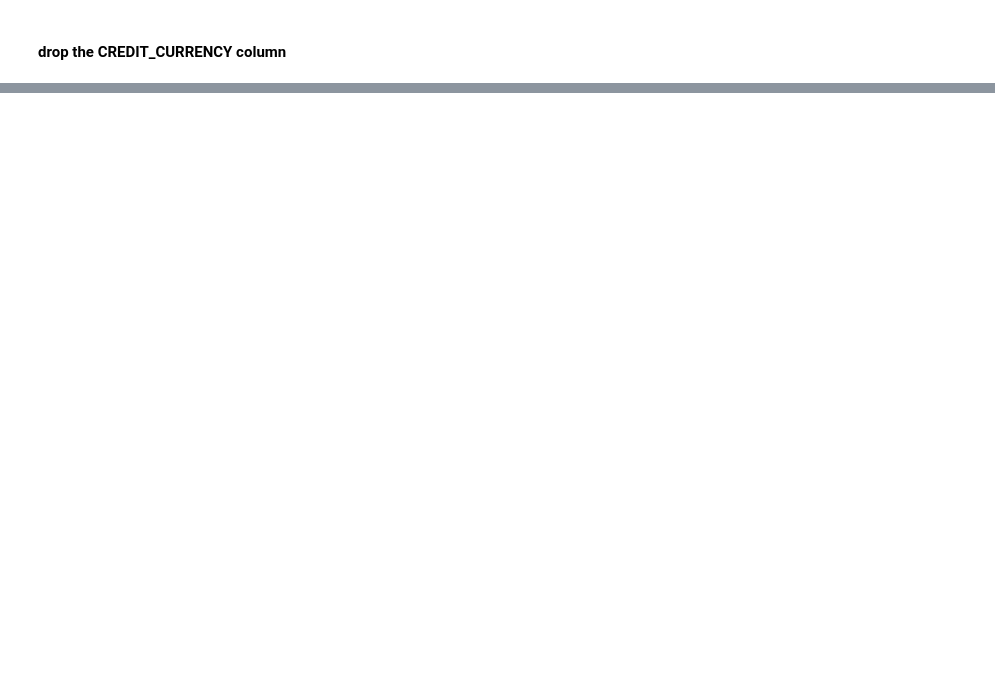
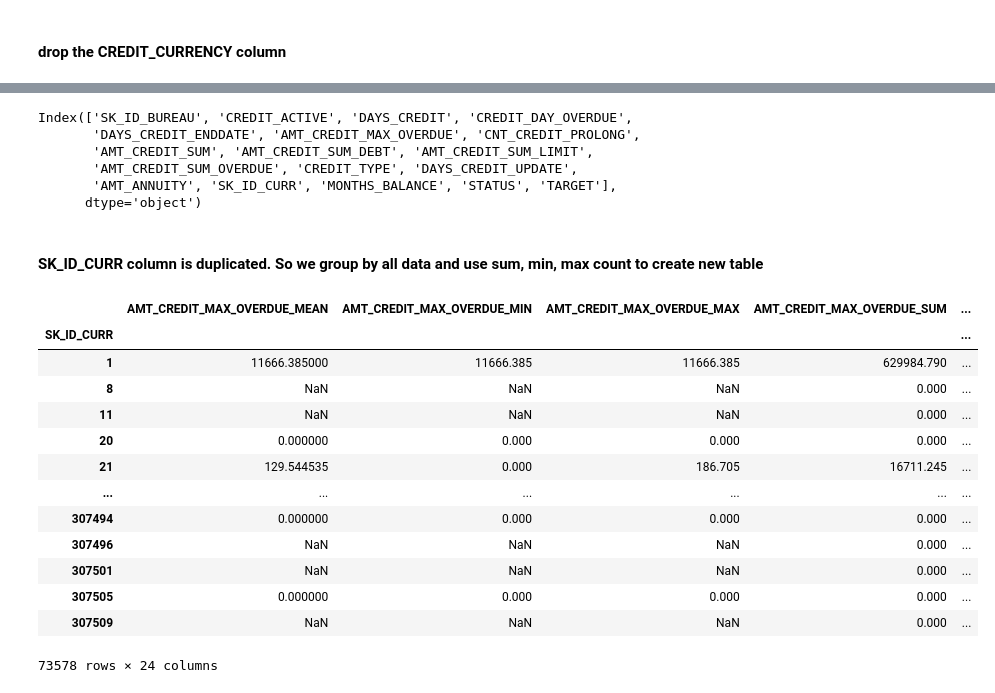
Before and after one commit to dunp7/Home-Default-Credit-Risk, a Jupyter notebook: Features Engineer and Selection/Bureau1.ipynb, the cells around one changed output, grey strips where cells are left out. Saved outputs shown, nothing was run; the diff lists cells and outputs as text; code cells hidden in the pictures; blank space fills up the shorter version.

```diff
--- a/Features Engineer and Selection/Bureau1.ipynb
+++ b/Features Engineer and Selection/Bureau1.ipynb
@@ -68,7 +61,7 @@ df_time
 #### drop the DAYS_ENDDATE_FACT column
 #### convert numbers to positive numbers
 # %%
-df = df.drop('DAYS_ENDDATE_FACT', axis=1)
-df['DAYS_CREDIT'] = df['DAYS_CREDIT'].fillna(0).astype(int).abs()
-df['DAYS_CREDIT_ENDDATE'] = df['DAYS_CREDIT_ENDDATE'].fillna(0).astype(int).abs()
-df['DAYS_CREDIT_UPDATE'] = df['DAYS_CREDIT_UPDATE'].fillna(0).astype(int).abs()
+merged_df = merged_df.drop('DAYS_ENDDATE_FACT', axis=1)
+merged_df['DAYS_CREDIT'] = merged_df['DAYS_CREDIT'].fillna(0).astype(int).abs()
+merged_df['DAYS_CREDIT_ENDDATE'] = merged_df['DAYS_CREDIT_ENDDATE'].fillna(0).astype(int).abs()
+merged_df['DAYS_CREDIT_UPDATE'] = merged_df['DAYS_CREDIT_UPDATE'].fillna(0).astype(int).abs()
@@ -115,5 +70,4 @@ df_other
 # %% [markdown]
 #### drop the CREDIT_CURRENCY column
 # %%
-df = df.drop(['CREDIT_CURRENCY'], axis=1)
-df.head()
+merged_df = merged_df.drop(['CREDIT_CURRENCY'], axis=1)
@@ -126,0 +83,4 @@ df.head()
+# %%
+num_data = merged_df._get_numeric_data()
+num_col = num_data.columns
+cat_data = merged_df[[col for col in merged_df.columns if col not in num_data.columns]]
@@ -126,0 +90,37 @@ df.head()
+# %%
+merged_df.columns
+# %% [output]
+Index(['SK_ID_BUREAU', 'CREDIT_ACTIVE', 'DAYS_CREDIT', 'CREDIT_DAY_OVERDUE',
+       'DAYS_CREDIT_ENDDATE', 'AMT_CREDIT_MAX_OVERDUE', 'CNT_CREDIT_PROLONG',
+       'AMT_CREDIT_SUM', 'AMT_CREDIT_SUM_DEBT', 'AMT_CREDIT_SUM_LIMIT',
+       'AMT_CREDIT_SUM_OVERDUE', 'CREDIT_TYPE', 'DAYS_CREDIT_UPDATE',
+       'AMT_ANNUITY', 'SK_ID_CURR', 'MONTHS_BALANCE', 'STATUS', 'TARGET'],
+      dtype='object')
+# %% [markdown]
+#### SK_ID_CURR column is duplicated. So we group by all data and use sum, min, max count to create new table
+# %%
+num_data = num_data.groupby('SK_ID_CURR').agg({
+    'AMT_CREDIT_MAX_OVERDUE': ['mean','min','max','sum'],
+    'AMT_CREDIT_SUM': ['mean', 'sum', 'min', 'max'],
+    'AMT_CREDIT_SUM_DEBT': ['mean', 'sum', 'min', 'max'],
+    'AMT_CREDIT_SUM_LIMIT': ['mean', 'sum', 'min', 'max'],
+    'AMT_CREDIT_SUM_OVERDUE': ['mean', 'sum', 'min', 'max'],
+    'AMT_ANNUITY': ['mean', 'sum', 'min', 'max']
+})
+num_data.columns = ['_'.join(col).strip().upper() for col in num_data.columns.values]
+num_data
+# %% [output]
+|  | AMT_CREDIT_MAX_OVERDUE_MEAN | AMT_CREDIT_MAX_OVERDUE_MIN | AMT_CREDIT_MAX_OVERDUE_MAX | AMT_CREDIT_MAX_OVERDUE_SUM | ... |
+| SK_ID_CURR |  |  |  |  | ... |
+| 1 | 11666.385000 | 11666.385 | 11666.385 | 629984.790 | ... |
+| 8 | NaN | NaN | NaN | 0.000 | ... |
+| 11 | NaN | NaN | NaN | 0.000 | ... |
+| 20 | 0.000000 | 0.000 | 0.000 | 0.000 | ... |
+| 21 | 129.544535 | 0.000 | 186.705 | 16711.245 | ... |
+| ... | ... | ... | ... | ... | ... |
+| 307494 | 0.000000 | 0.000 | 0.000 | 0.000 | ... |
+| 307496 | NaN | NaN | NaN | 0.000 | ... |
+| 307501 | NaN | NaN | NaN | 0.000 | ... |
+| 307505 | 0.000000 | 0.000 | 0.000 | 0.000 | ... |
+| 307509 | NaN | NaN | NaN | 0.000 | ... |
+73578 rows × 24 columns
```
Also changed, not shown: parts of 25 cells of this notebook, 1 other file.
